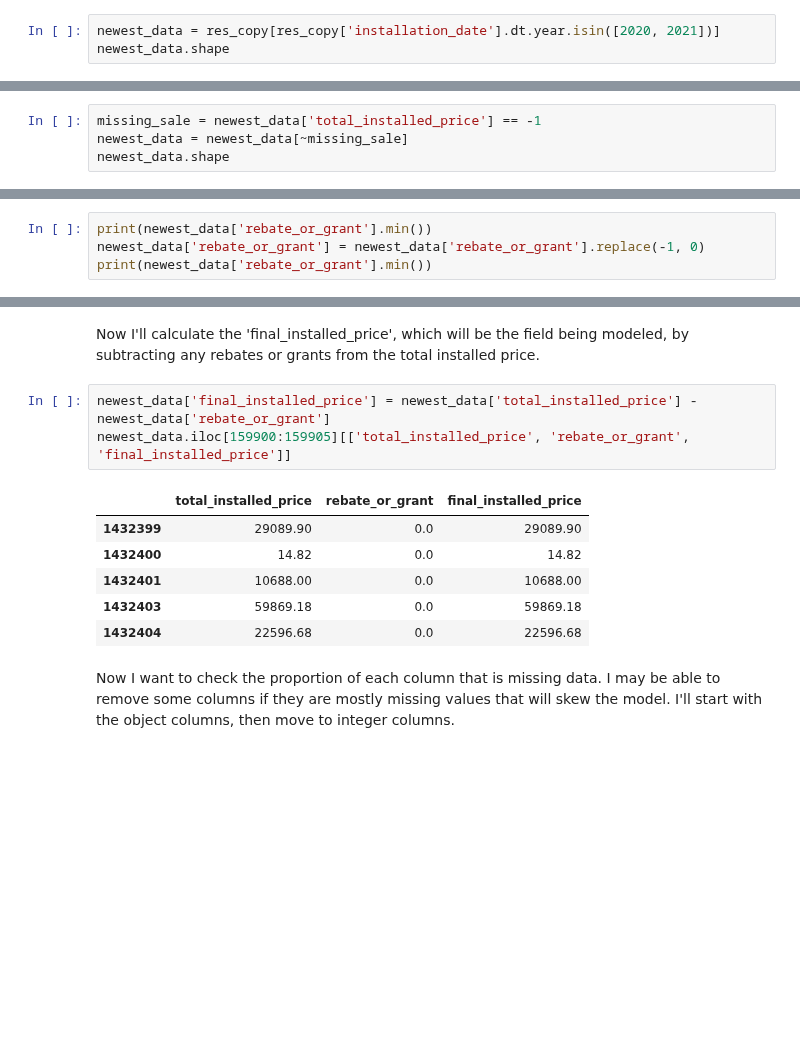
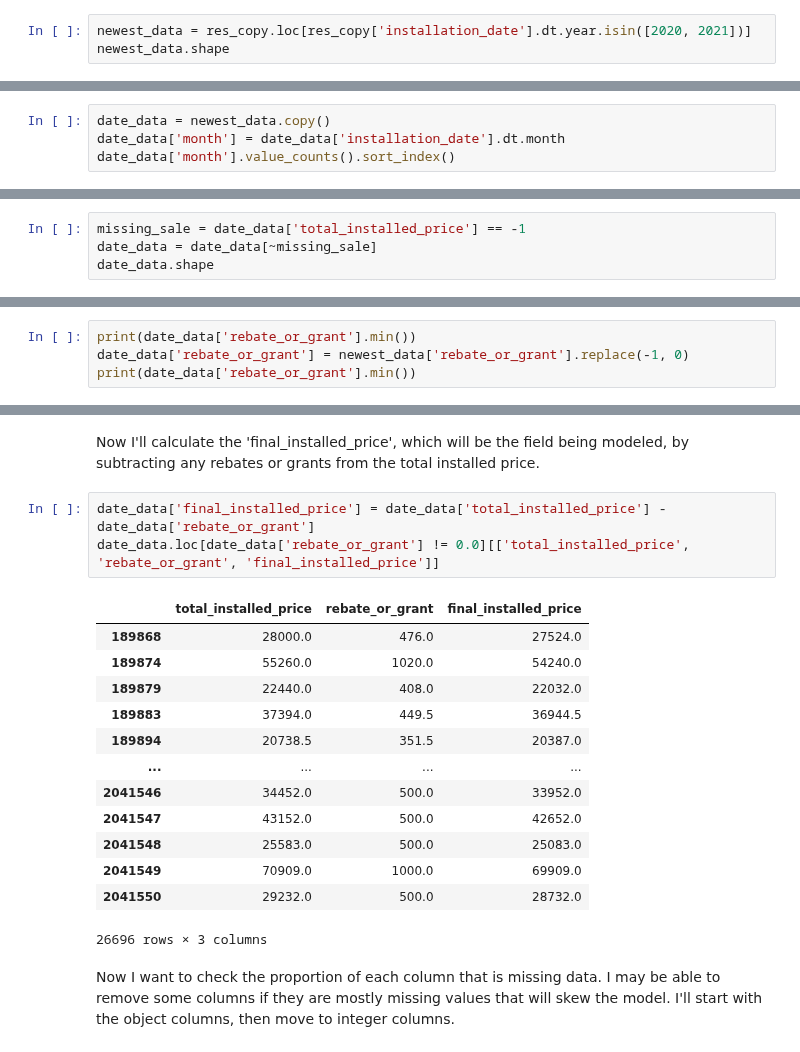
Before and after one commit to zjbrown0689/Solar-Panel-Capstone, a Jupyter notebook: notebooks/Parquet Data Wrangling.ipynb, the cells around one changed output, grey strips where cells are left out. Saved outputs shown, nothing was run; the diff lists cells and outputs as text; blank space fills up the shorter version.

```diff
--- a/notebooks/Parquet Data Wrangling.ipynb
+++ b/notebooks/Parquet Data Wrangling.ipynb
@@ -176,7 +174,7 @@ Name: year, dtype: int64
 # %% [markdown]
 Interestingly it looks like there's not actually very much 2021 data in the Parquet files, so I'll use 2020 and 2021 data together to build the model for this project.
 # %%
-newest_data = res_copy[res_copy['installation_date'].dt.year.isin([2020, 2021])]
+newest_data = res_copy.loc[res_copy['installation_date'].dt.year.isin([2020, 2021])]
 newest_data.shape
 # %% [output]
 (240493, 82)
@@ -182,0 +183,4 @@ newest_data.shape
+# %%
+date_data = newest_data.copy()
+date_data['month'] = date_data['installation_date'].dt.month
+date_data['month'].value_counts().sort_index()
@@ -209,7 +227,7 @@ plt.show()
 # %% [markdown]
 As crowded as this plot is, there is an obvious linear correlation in there, and there is also so much variation that there is no easy way to tell what can be considered an outlier at low price points. I'll just remove rows with missing (-1) values in 'total_installed_price' for now.
 # %%
-missing_sale = newest_data['total_installed_price'] == -1
-newest_data = newest_data[~missing_sale]
-newest_data.shape
+missing_sale = date_data['total_installed_price'] == -1
+date_data = date_data[~missing_sale]
+date_data.shape
 # %% [output]
@@ -217,7 +235,7 @@ newest_data.shape
 # %% [markdown]
 Now to complete the final price calculation I'll need to recode the missing values in 'rebate_or_grant' from -1 to 0 so they're not affecting the installation price.
 # %%
-print(newest_data['rebate_or_grant'].min())
-newest_data['rebate_or_grant'] = newest_data['rebate_or_grant'].replace(-1, 0)
-print(newest_data['rebate_or_grant'].min())
+print(date_data['rebate_or_grant'].min())
+date_data['rebate_or_grant'] = newest_data['rebate_or_grant'].replace(-1, 0)
+print(date_data['rebate_or_grant'].min())
 # %% [output]
@@ -226,15 +244,22 @@ print(newest_data['rebate_or_grant'].min())
 # %% [markdown]
 Now I'll calculate the 'final_installed_price', which will be the field being modeled, by subtracting any rebates or grants from the total installed price.
 # %%
-newest_data['final_installed_price'] = newest_data['total_installed_price'] - newest_data['rebate_or_grant']
-newest_data.iloc[159900:159905][['total_installed_price', 'rebate_or_grant', 'final_installed_price']]
+date_data['final_installed_price'] = date_data['total_installed_price'] - date_data['rebate_or_grant']
+date_data.loc[date_data['rebate_or_grant'] != 0.0][['total_installed_price', 'rebate_or_grant', 'final_installed_price']]
 # %% [output]
 |  | total_installed_price | rebate_or_grant | final_installed_price |
-| 1432399 | 29089.90 | 0.0 | 29089.90 |
-| 1432400 | 14.82 | 0.0 | 14.82 |
-| 1432401 | 10688.00 | 0.0 | 10688.00 |
-| 1432403 | 59869.18 | 0.0 | 59869.18 |
-| 1432404 | 22596.68 | 0.0 | 22596.68 |
+| 189868 | 28000.0 | 476.0 | 27524.0 |
+| 189874 | 55260.0 | 1020.0 | 54240.0 |
+| 189879 | 22440.0 | 408.0 | 22032.0 |
+| 189883 | 37394.0 | 449.5 | 36944.5 |
+| 189894 | 20738.5 | 351.5 | 20387.0 |
+| ... | ... | ... | ... |
+| 2041546 | 34452.0 | 500.0 | 33952.0 |
+| 2041547 | 43152.0 | 500.0 | 42652.0 |
+| 2041548 | 25583.0 | 500.0 | 25083.0 |
+| 2041549 | 70909.0 | 1000.0 | 69909.0 |
+| 2041550 | 29232.0 | 500.0 | 28732.0 |
+26696 rows × 3 columns
 # %% [markdown]
 Now I want to check the proportion of each column that is missing data. I may be able to remove some columns if they are mostly missing values that will skew the model. I'll start with the object columns, then move to integer columns.
 # %%
```
Also changed, not shown: parts of 18 cells of this notebook.
